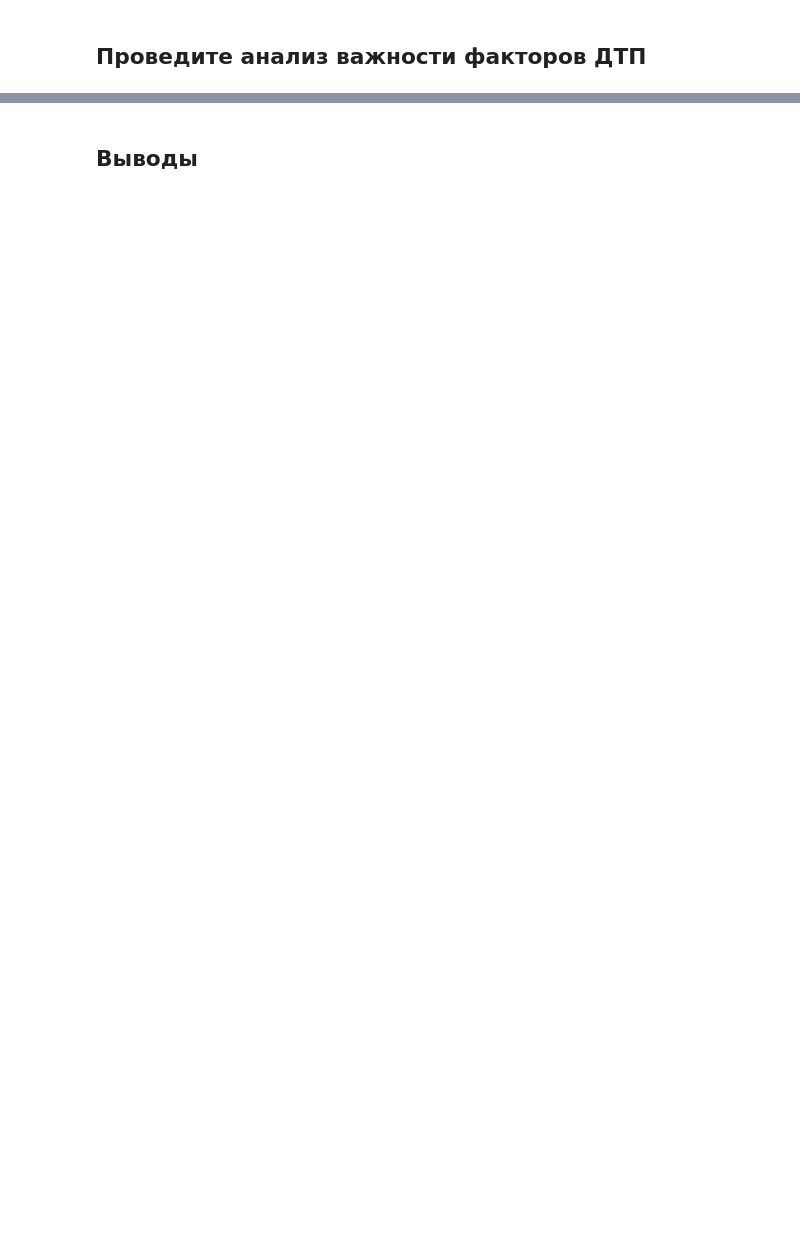
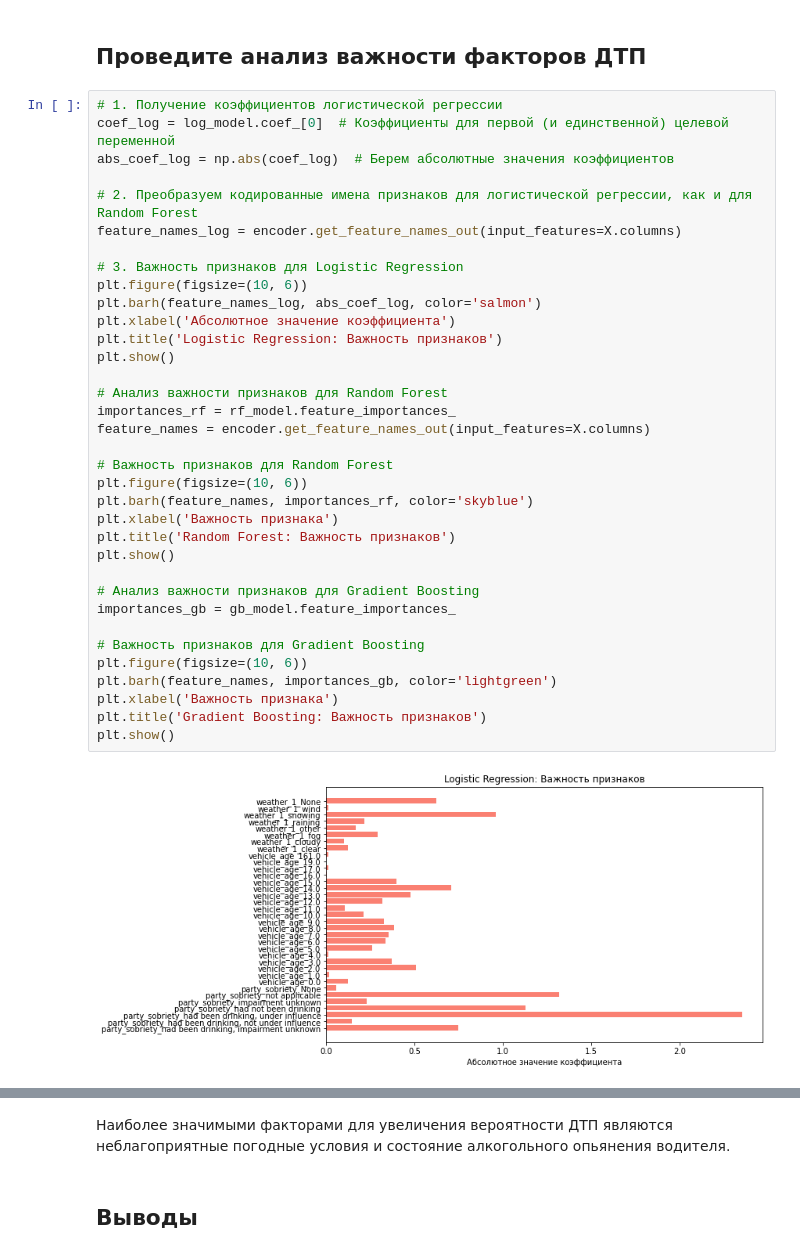
Before and after one commit to vilesova/traffic-accident-prediction-model, a Jupyter notebook: traffic-accident-prediction-model.ipynb, the cells around one changed output, grey strips where cells are left out. Drawn from its saved outputs; the diff is of its cells as text; blank space fills up the shorter version.

```diff
--- a/traffic-accident-prediction-model.ipynb
+++ b/traffic-accident-prediction-model.ipynb
@@ -9,2 +209,39 @@
 # %% [markdown]
 ## Проведите анализ важности факторов ДТП
+# %%
+# 1. Получение коэффициентов логистической регрессии
+coef_log = log_model.coef_[0]  # Коэффициенты для первой (и единственной) целевой переменной
+abs_coef_log = np.abs(coef_log)  # Берем абсолютные значения коэффициентов
+
+# 2. Преобразуем кодированные имена признаков для логистической регрессии, как и для Random Forest
+feature_names_log = encoder.get_feature_names_out(input_features=X.columns)
+
+# 3. Важность признаков для Logistic Regression
+plt.figure(figsize=(10, 6))
+plt.barh(feature_names_log, abs_coef_log, color='salmon')
+plt.xlabel('Абсолютное значение коэффициента')
+plt.title('Logistic Regression: Важность признаков')
+plt.show()
+
+# Анализ важности признаков для Random Forest
+importances_rf = rf_model.feature_importances_
+feature_names = encoder.get_feature_names_out(input_features=X.columns)
+
+# Важность признаков для Random Forest
+plt.figure(figsize=(10, 6))
+plt.barh(feature_names, importances_rf, color='skyblue')
+plt.xlabel('Важность признака')
+plt.title('Random Forest: Важность признаков')
+plt.show()
+
+# Анализ важности признаков для Gradient Boosting
+importances_gb = gb_model.feature_importances_
+
+# Важность признаков для Gradient Boosting
+plt.figure(figsize=(10, 6))
+plt.barh(feature_names, importances_gb, color='lightgreen')
+plt.xlabel('Важность признака')
+plt.title('Gradient Boosting: Важность признаков')
+plt.show()
+# %% [output]
+[figure, added]
@@ -11,2 +250,4 @@
+# %% [markdown]
+Наиболее значимыми факторами для увеличения вероятности ДТП являются неблагоприятные погодные условия и состояние алкогольного опьянения водителя.
 # %% [markdown]
 ## Выводы
```
Also changed, not shown: parts of 8 cells of this notebook.
